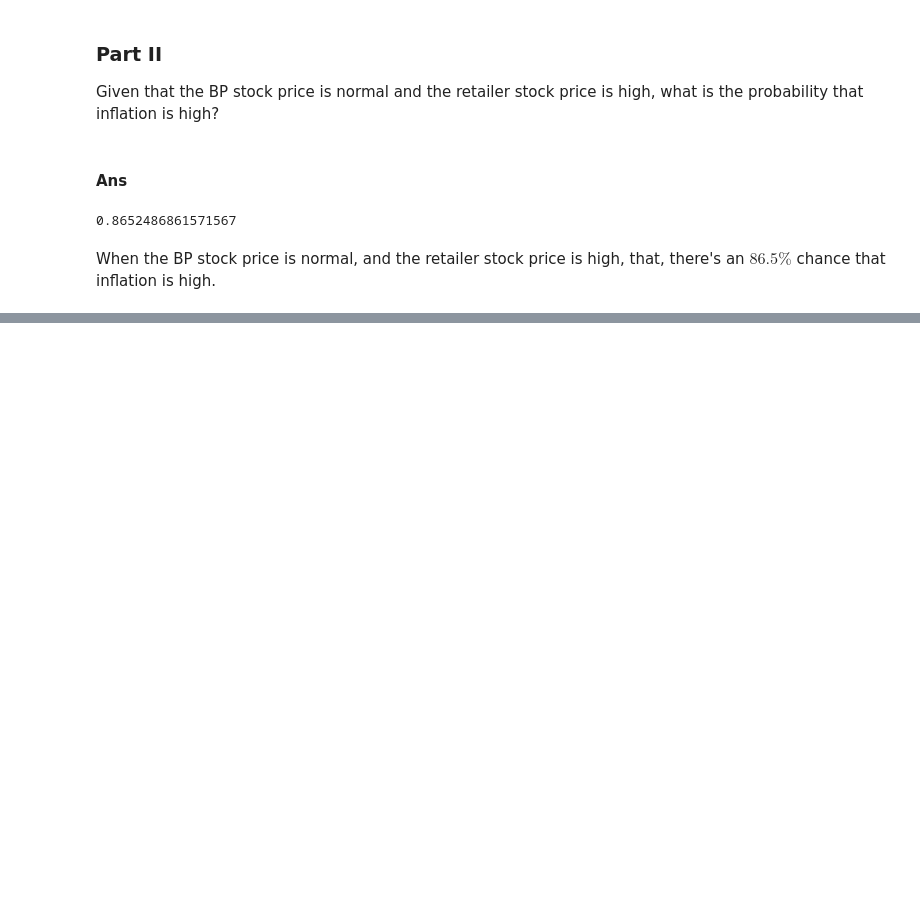
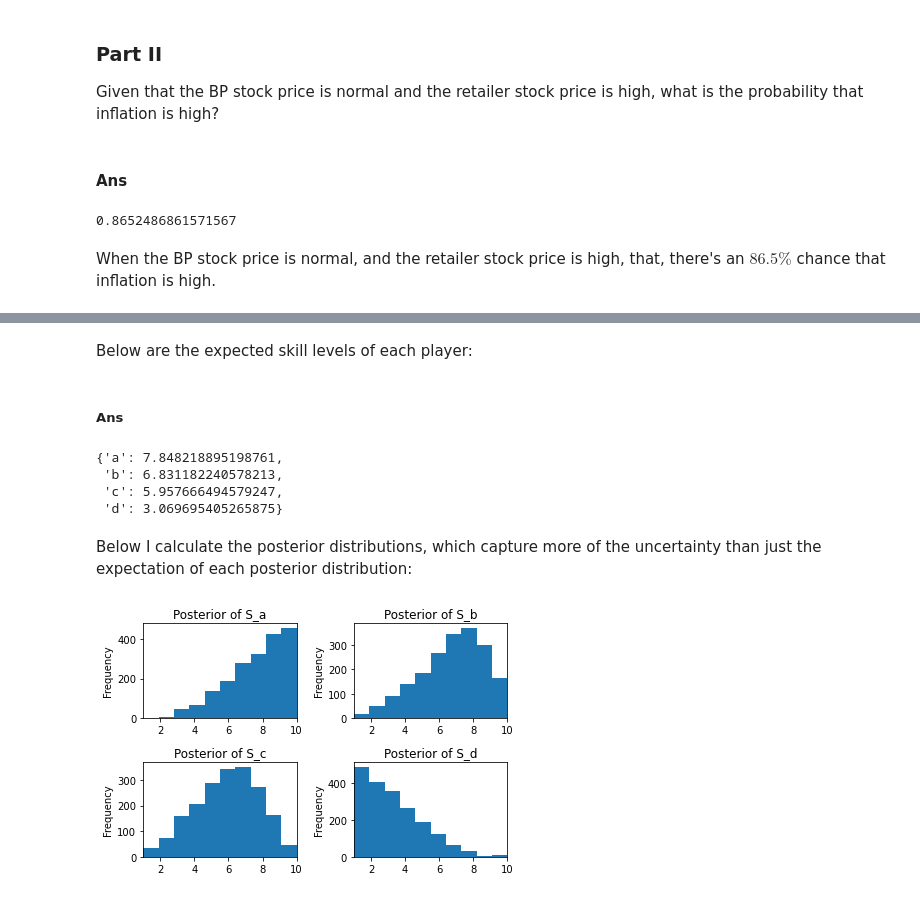
Before and after one commit to Edderic/BRML, a Jupyter notebook: solutions/ch-3.ipynb, the cells around one changed output, grey strips where cells are left out. Drawn from its saved outputs; the diff is of its cells as text; code cells hidden in the pictures; blank space fills up the shorter version.

```diff
--- a/solutions/ch-3.ipynb
+++ b/solutions/ch-3.ipynb
@@ -703,0 +753,59 @@ As we can see above, even though $P(w \mid inc, h) = P(w \mid inc)$, $P(w \mid h
+# %% [markdown]
+Below are the expected skill levels of each player:
+# %% [markdown]
+##### Ans
+# %%
+plottables = [
+    {
+        'player_name': 'a',
+        'title': 'Posterior of S_a',
+        'row': 0,
+        'col': 0,
+        'posterior': posterior_s_a
+    },
+    {
+        'player_name': 'b',
+        'title': 'Posterior of S_b',
+        'row': 0,
+        'col': 1,
+        'posterior': posterior_s_b
+    },
+    {
+        'player_name': 'c',
+        'title': 'Posterior of S_c',
+        'row': 1,
+        'col': 0,
+        'posterior': posterior_s_c
+    },
+    {
+        'player_name': 'd',
+        'title': 'Posterior of S_d',
+        'row': 1,
+        'col': 1,
+        'posterior': posterior_s_d
+    }
+]
+# %%
+{plottable['player_name']: plottable['posterior'].mean() for plottable in plottables}
+# %% [output]
+{'a': 7.848218895198761,
+ 'b': 6.831182240578213,
+ 'c': 5.957666494579247,
+ 'd': 3.069695405265875}
+# %% [markdown]
+Below I calculate the posterior distributions, which capture more of the uncertainty than just the expectation of each posterior distribution:
+# %%
+fig, ax = plt.subplots(2,2)
+
+for plottable in plottables:
+    axis = ax[plottable['row'], plottable['col']]
+    pd.Series(plottable['posterior'])\
+        .plot.hist(
+            bins=10,
+            xlim=(1,10),
+            ax=axis
+        )
+    axis.set_title(plottable['title'])
+plt.tight_layout()
+# %% [output]
+[figure, added]
```
Also changed, not shown: parts of 56 cells of this notebook.
